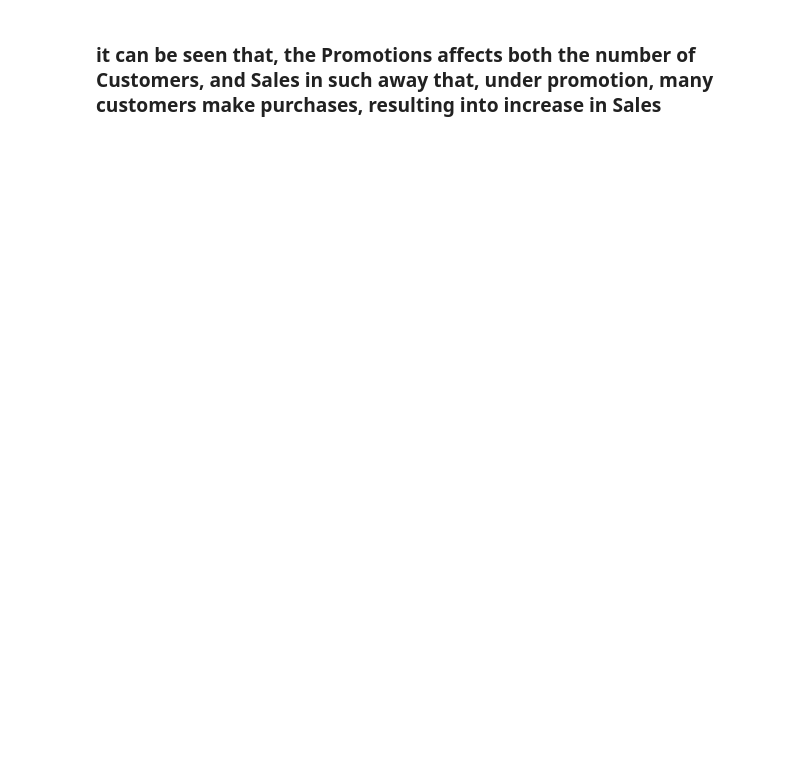
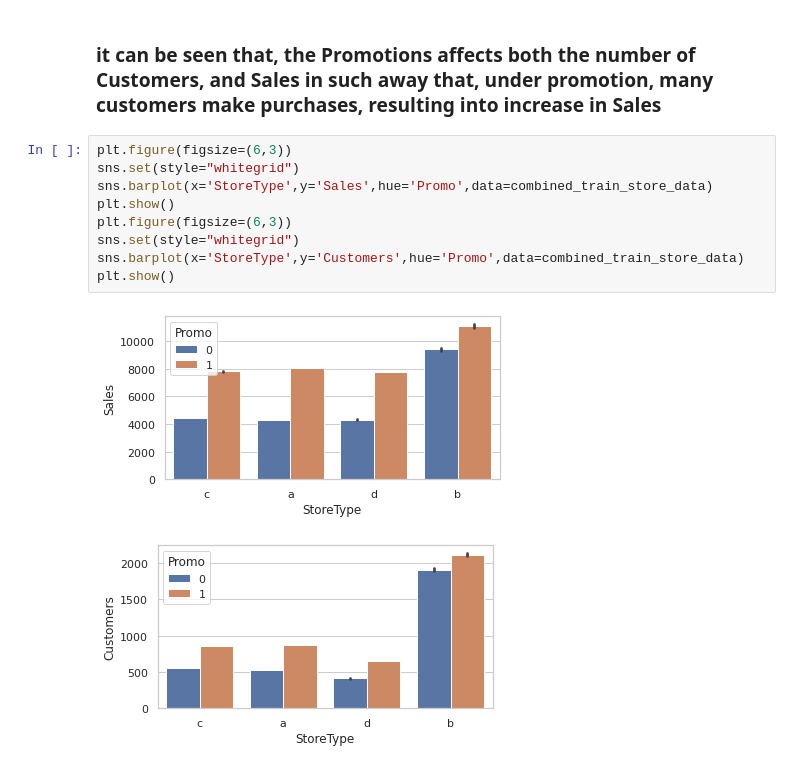
Before and after one commit to Caphace-Ethan/Pharmaceutical-Sales-Prediction, a Jupyter notebook: notebooks/Exploration_of_customer_purchasing_behavior.ipynb, the cells around one changed output. Drawn from its saved outputs; the diff is of its cells as text; blank space fills up the shorter version.

```diff
--- a/notebooks/Exploration_of_customer_purchasing_behavior.ipynb
+++ b/notebooks/Exploration_of_customer_purchasing_behavior.ipynb
@@ -362,2 +365,14 @@ plt.show()
 # %% [markdown]
 ### it can be seen that, the Promotions affects both the number of Customers, and Sales in such away that, under promotion, many customers make purchases, resulting into increase in Sales
+# %%
+plt.figure(figsize=(6,3))
+sns.set(style="whitegrid")
+sns.barplot(x='StoreType',y='Sales',hue='Promo',data=combined_train_store_data)
+plt.show()
+plt.figure(figsize=(6,3))
+sns.set(style="whitegrid")
+sns.barplot(x='StoreType',y='Customers',hue='Promo',data=combined_train_store_data)
+plt.show()
+# %% [output]
+[figure, added]
+[figure, added]
```
Also changed, not shown: parts of 5 cells of this notebook.
